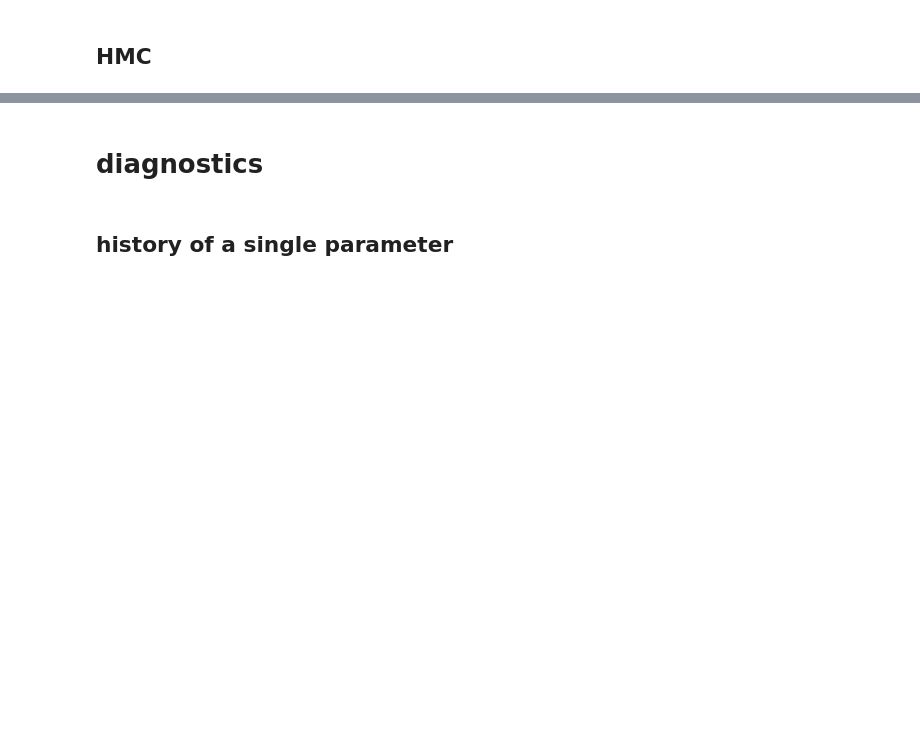
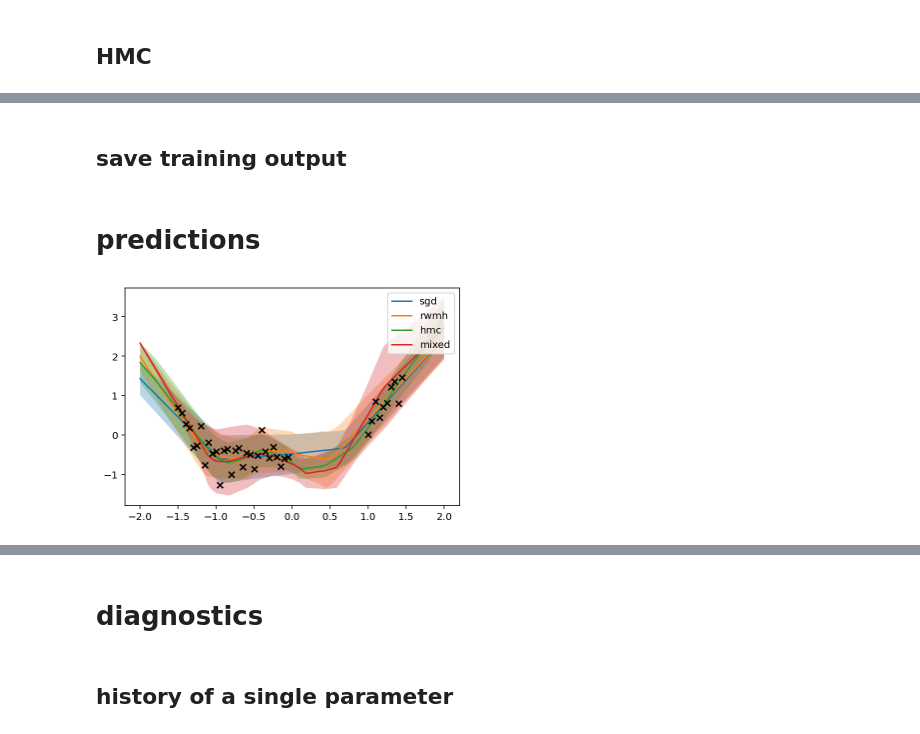
Before and after one commit to martin-marek/bnn-project, a Jupyter notebook: notebooks/1d_regression.ipynb, the cells around one changed output, grey strips where cells are left out. Saved outputs shown, nothing was run; the diff lists cells and outputs as text; code cells hidden in the pictures; blank space fills up the shorter version.

```diff
--- a/notebooks/1d_regression.ipynb
+++ b/notebooks/1d_regression.ipynb
@@ -287,18 +136,0 @@ plt.show()
-# %%
-fig, ax = plt.subplots()
-
-# plot predictions
-chain = sum(chains_dict['hmc'], [])
-x_full = jnp.linspace(-2, 2, 100)[:, None]
-for i, params in enumerate(chain):
-    y_hat = predict_fn(x_full, params)
-    ax.fill_between(x_full[:, 0], y_hat[:, 0]-2*y_hat[:, 1], y_hat[:, 0]+2*y_hat[:, 1], alpha=0.3)
-    ax.plot(x_full[:, 0], y_hat[:, 0], label=i)
-
-# plot training data
-ax.scatter(x_train[:, 0], y_train, marker='x', c='black', s=100, zorder=10)
-ax.set_xlim([-2, 2])
-ax.set_ylim([-3, 3])
-
-# ax.legend()
-plt.show()
@@ -390,0 +137,8 @@ plt.show()
+# %%
+%%time
+n_outer_steps = 5
+n_inner_steps = n_samples // n_outer_steps
+n_leapfrog_steps = 1_000
+key = jax.random.PRNGKey(0)
+chains_mixed, avg_accept_prob = training.create_mixed_chains(key, log_posterior_fn, params_init, init_sd, sgd_n_epochs, sgd_ll_start, sgd_ll_stop, step_size, n_leapfrog_steps, n_chains, n_outer_steps, n_inner_steps)
+print(f'Avg. accept. prob.: {avg_accept_prob:.2%}')
@@ -390,0 +149,2 @@ plt.show()
+# %% [markdown]
+## save training output
@@ -390,0 +158,19 @@ plt.show()
+# %% [markdown]
+# predictions
+# %%
+fig, ax = plt.subplots()
+
+# plot training data
+ax.scatter(x_train[:, 0], y_train, marker='x', c='black', zorder=10)
+
+# plot predictions
+x_full = jnp.linspace(-2, 2, 100)[:, None]
+for i, (name, chains) in enumerate(chains_dict.items()):
+    y_hat = predict_fn(x_full, unravel_fn(chains[0, 0]))
+    ax.fill_between(x_full[:, 0], y_hat[:, 0]-2*y_hat[:, 1], y_hat[:, 0]+2*y_hat[:, 1], alpha=0.3)
+    ax.plot(x_full[:, 0], y_hat[:, 0], label=name)
+
+ax.legend(loc='upper right')
+plt.show()
+# %% [output]
+[figure, added]
```
Also changed, not shown: parts of 46 cells of this notebook, 4 other files.
